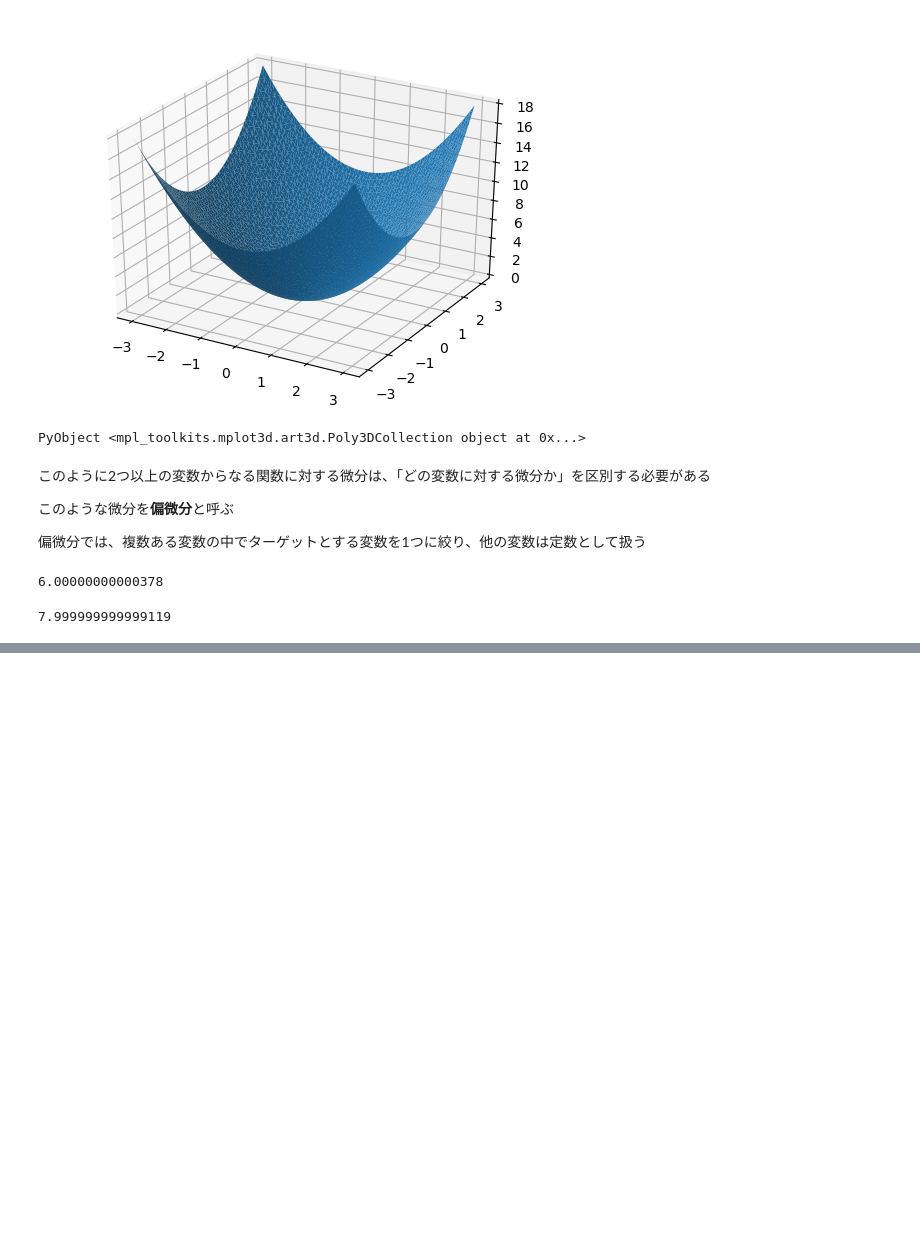
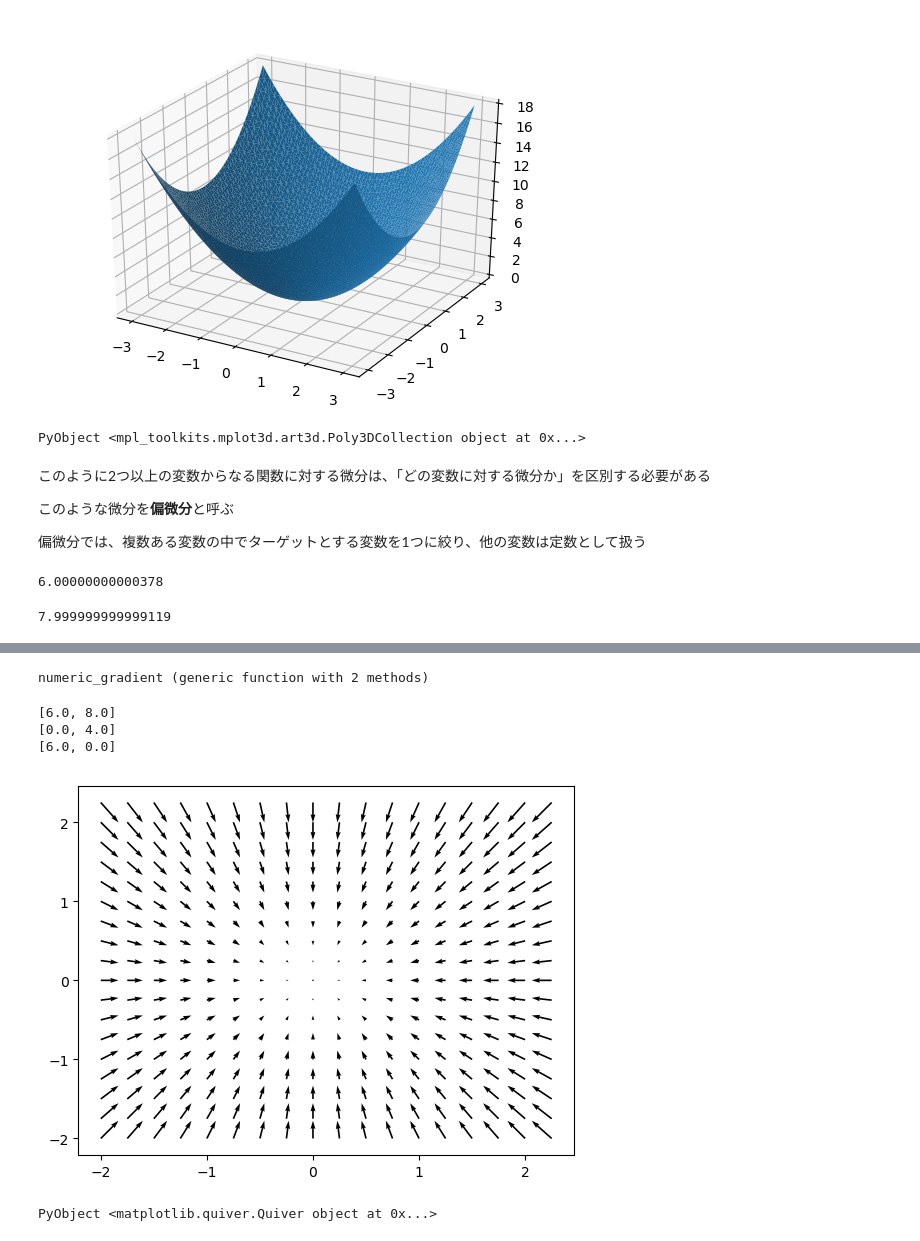
Before and after one commit to amenoyoya/ml-algorithm, a Jupyter notebook: 03_loss_function.ipynb, the cells around one changed output, grey strips where cells are left out. Drawn from its saved outputs; the diff is of its cells as text; code cells hidden in the pictures; blank space fills up the shorter version.

```diff
--- a/03_loss_function.ipynb
+++ b/03_loss_function.ipynb
@@ -203,0 +214,75 @@ println(numeric_diff(g, 4.0))
+# %%
+# 数値微分による勾配の実装
+## 関数 f(Float64配列), Float64配列 x -> Float64配列 勾配
+numeric_gradient(f, x::Array{Float64,1})::Array{Float64,1} = begin
+    h = 1e-4 # 10^(-4)
+    grad = Array{Float64, 1}(undef, length(x)) # xと同じ長さの配列 [undef, undef, ...] を生成
+    # 各変数ごとの数値微分を配列にまとめる
+    for i in 1:length(x)
+        # 指定indexの変数に対する中心差分を求める
+        org = x[i]
+        x[i] = org + h
+        f1 = f(x) # f([..., x[i] + h, ...])
+        x[i] = org - h
+        f2 = f(x) # f([..., x[i] - h, ...])
+        grad[i] = (f1 - f2) / 2h # i番目の変数に対する数値微分
+        x[i] = org # x[i]の値をもとに戻す
+    end
+    return grad
+end
+# %% [output]
+numeric_gradient (generic function with 2 methods)
+# %%
+"""
+@test:
+    2変数関数 f(x_0, x_1) = x_0^2 + x_1^2
+    点 (3, 4), (0, 2), (3, 0) における勾配を計算
+"""
+# 多変数関数
+f(x::Array{Float64,1}) = sum(x.^2)
+
+# 点 (3, 4) における勾配
+## (2x_0, 2x_1) = (6, 8)
+println(numeric_gradient(f, [3.0, 4.0]))
+
+# 点 (0, 2) における勾配
+## (2x_0, 2x_1) = (0, 4)
+println(numeric_gradient(f, [0.0, 2.0]))
+
+# 点 (3, 0) における勾配
+## (2x_0, 2x_1) = (6, 0)
+println(numeric_gradient(f, [3.0, 0.0]))
+# %% [output]
+[6.0, 8.0]
+[0.0, 4.0]
+[6.0, 0.0]
+# %%
+using PyPlot
+
+# 軸準備
+x0 = collect(-2.0 : 0.25 : 2.25)
+x1 = collect(-2.0 : 0.25 : 2.25)
+
+# X軸: [x0 × x0]: 18 x 18 Array{Float64,2}
+X = hcat(fill(x0, length(x0))...)
+
+# Y軸: [x1 × x1] の転置行列: 18 x 18 Array{Float64,2}
+Y = hcat(fill(x1, length(x1))...)
+Y = Y'
+
+# Z軸: grid状に勾配（Δf([x0, x1])）計算
+## => 18 x 18 Array{Float64, 2}
+Z = [numeric_gradient(f, [x, y]) for x in x0, y in x1]
+
+# グラフ描画用に行列を1次元配列に変換
+X = reshape(X, (1, :))[1, :]
+Y = reshape(Y, (1, :))[1, :]
+Z = reshape(Z, (1, :))[1, :]
+
+# quiver: x-y平面に座標(x, y)を基点として、成分(u, v)のベクトルを描く
+U = [z[1] for z in Z]
+V = [z[2] for z in Z]
+quiver(X, Y, -U, -V)
+# %% [output]
+[figure, added]
+PyObject <matplotlib.quiver.Quiver object at 0x...>
```
Also changed, not shown: parts of 2 cells of this notebook.
